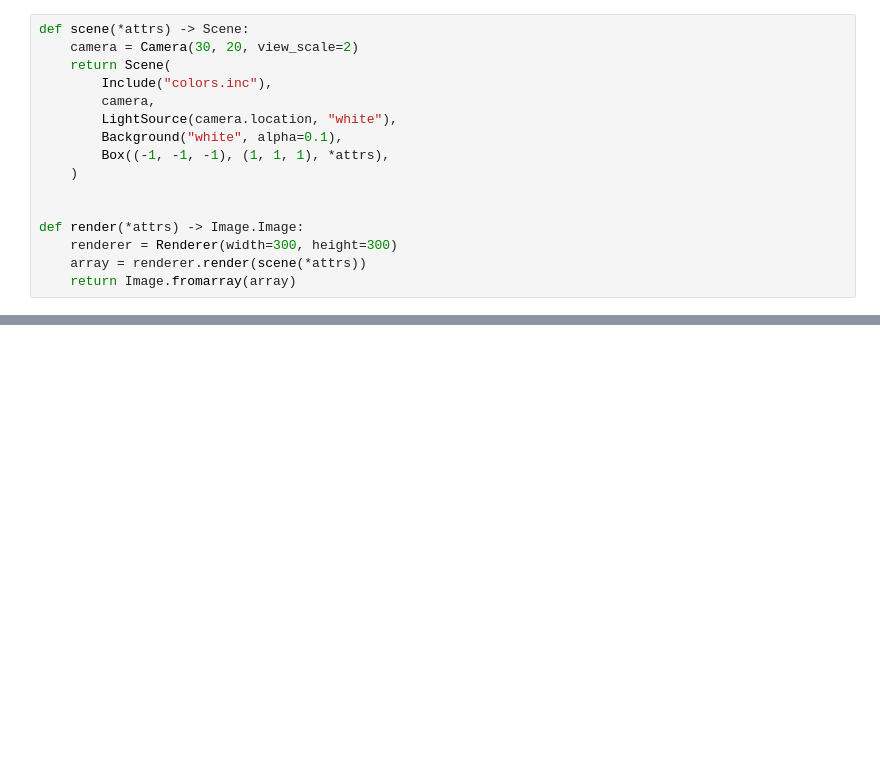
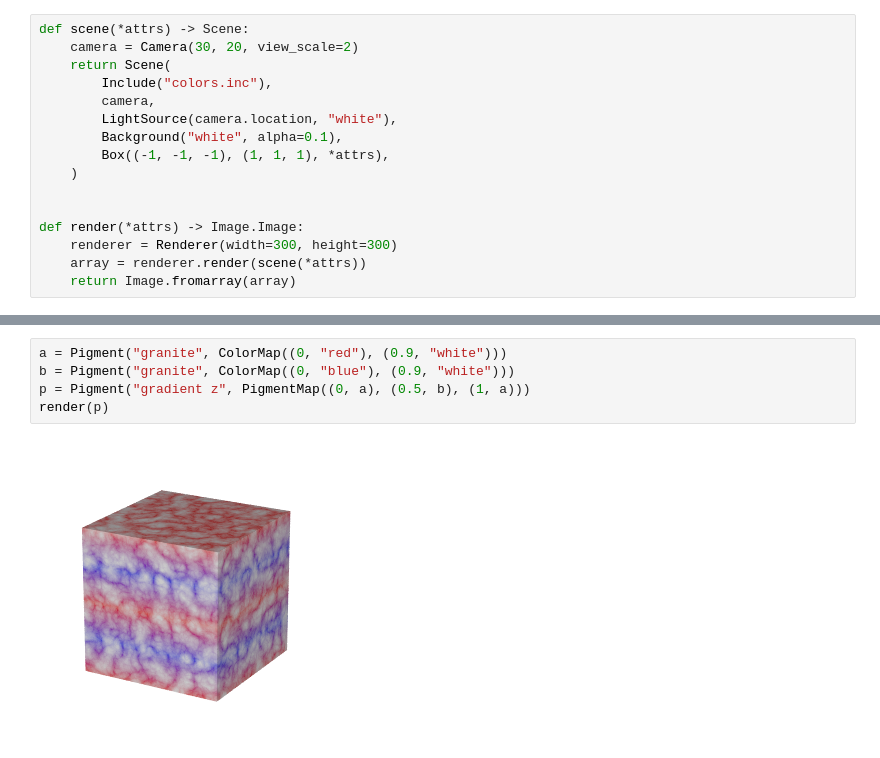
Before and after one commit to daizutabi/fdray, a Jupyter notebook: notebooks/pigment.ipynb, the cells around one changed output, grey strips where cells are left out. Cells and saved outputs as stored; diff of their text form; blank space fills up the shorter version.

```diff
--- a/notebooks/pigment.ipynb
+++ b/notebooks/pigment.ipynb
@@ -44,0 +51,7 @@ render(pigment)
+# %%
+a = Pigment("granite", ColorMap((0, "red"), (0.9, "white")))
+b = Pigment("granite", ColorMap((0, "blue"), (0.9, "white")))
+p = Pigment("gradient z", PigmentMap((0, a), (0.5, b), (1, a)))
+render(p)
+# %% [output]
+[figure, added]
```
Also changed, not shown: parts of 7 cells of this notebook, 1 other file.
